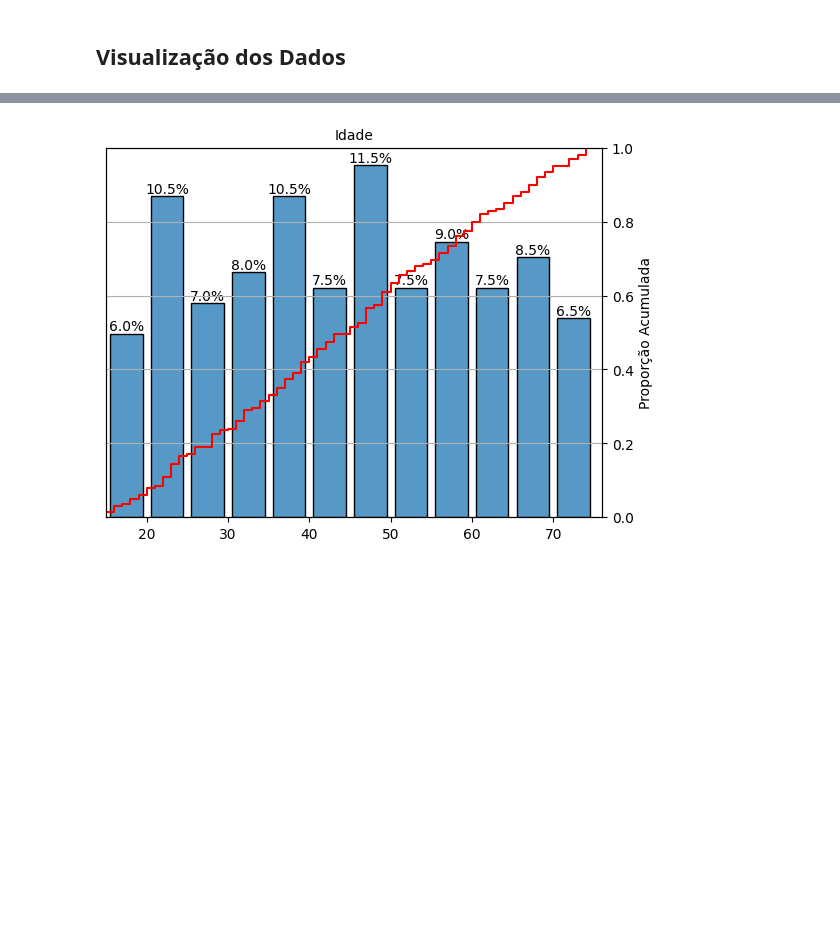
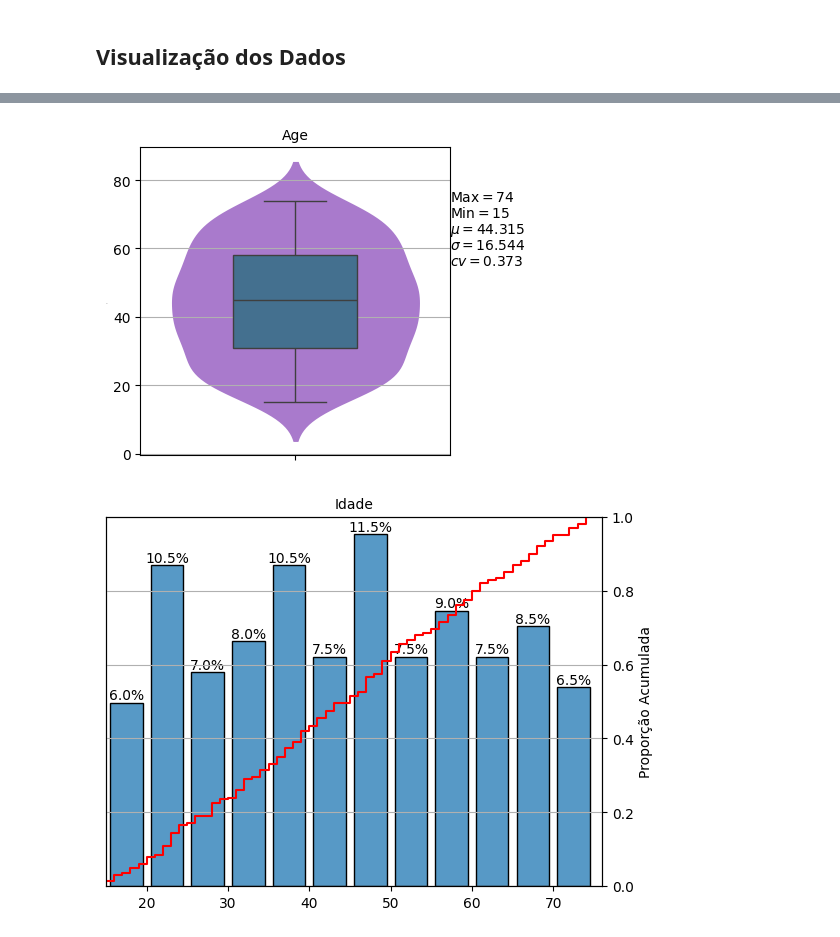
Before and after one commit to MarcioB1999/classificador_drogas, a Jupyter notebook: Classificação_Drug.ipynb, the cells around one changed output, grey strips where cells are left out. Saved outputs shown, nothing was run; the diff lists cells and outputs as text; code cells hidden in the pictures; blank space fills up the shorter version.

```diff
--- a/Classificação_Drug.ipynb
+++ b/Classificação_Drug.ipynb
@@ -133,3 +142,7 @@ Text(0.2, 32.5, '$\\sigma = $7.224')
+# %%
+violin_box(df=df,column='Age',alpha=.06)
+# %% [output]
+[figure, added]
 # %%
 bins=np.arange(15, 80, 5)
 ax = sns.histplot(df['Age'], shrink=.8, bins=bins)
```
Also changed, not shown: parts of 19 cells of this notebook.
